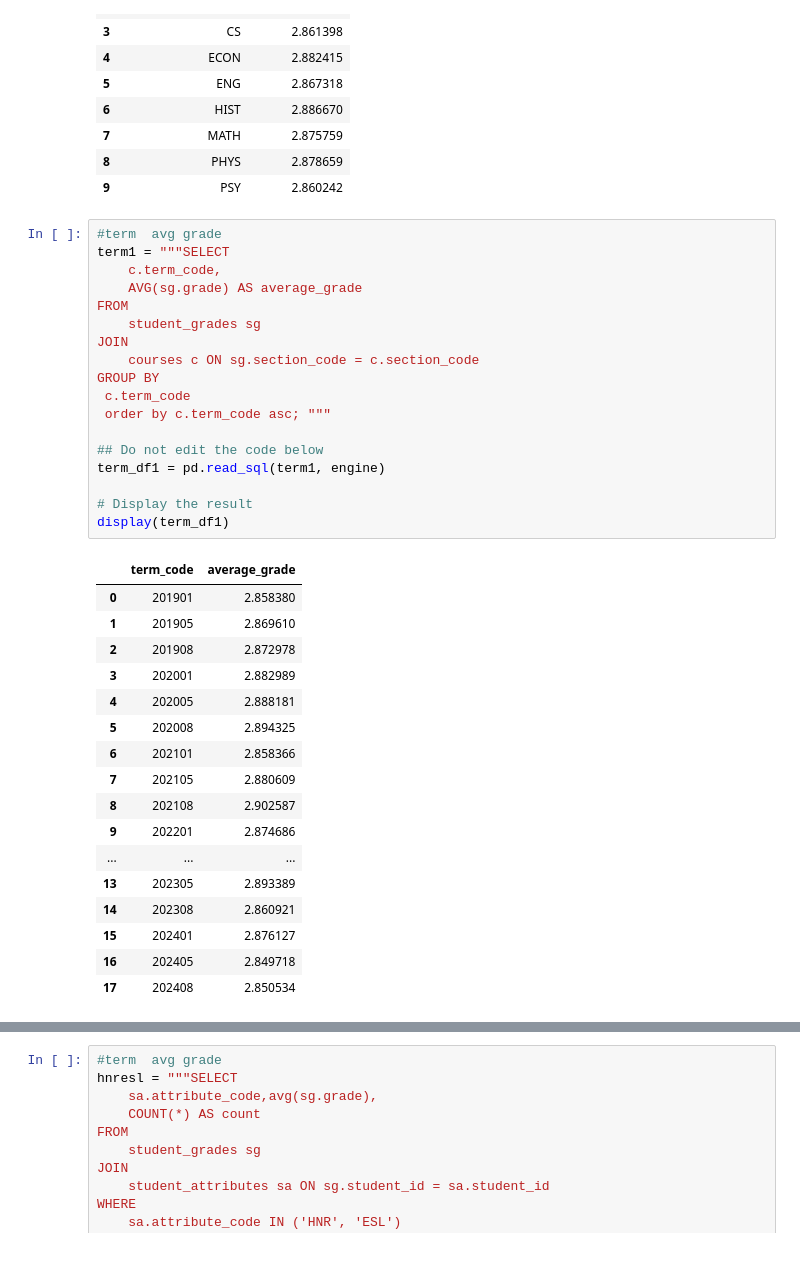
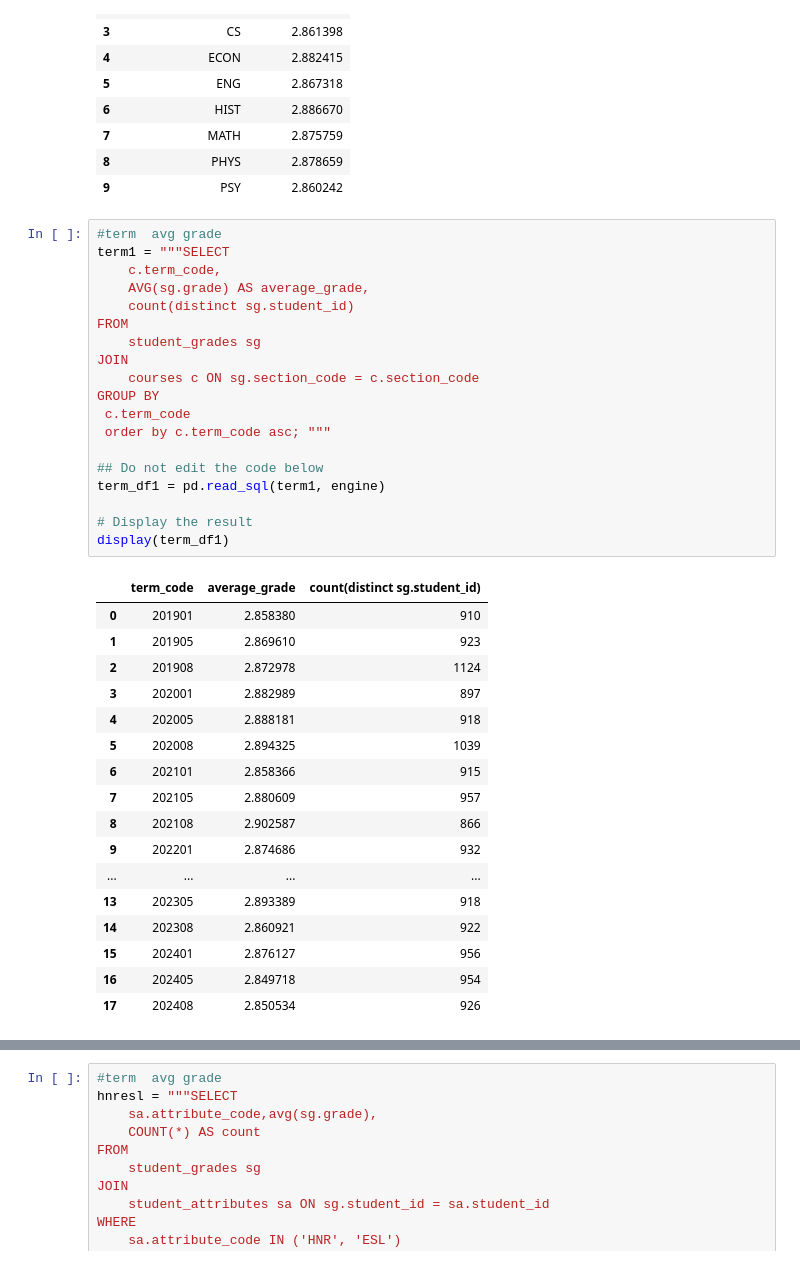
Before and after one commit to VarshithaGangula3/assessment, a Jupyter notebook: university_analysis.ipynb, the cells around one changed output, grey strips where cells are left out. Cells and saved outputs as stored; diff of their text form.

```diff
--- a/university_analysis.ipynb
+++ b/university_analysis.ipynb
@@ -490,39 +426,40 @@ display(major_df2)
 # %%
 #term  avg grade
 term1 = """SELECT
     c.term_code,
-    AVG(sg.grade) AS average_grade
+    AVG(sg.grade) AS average_grade,
+    count(distinct sg.student_id)
 FROM
     student_grades sg
 JOIN
     courses c ON sg.section_code = c.section_code
 GROUP BY
  c.term_code
  order by c.term_code asc; """
 
 ## Do not edit the code below
 term_df1 = pd.read_sql(term1, engine)
 
 # Display the result
 display(term_df1)
 # %% [output]
-|  | term_code | average_grade |
-| 0 | 201901 | 2.858380 |
-| 1 | 201905 | 2.869610 |
-| 2 | 201908 | 2.872978 |
-| 3 | 202001 | 2.882989 |
-| 4 | 202005 | 2.888181 |
-| 5 | 202008 | 2.894325 |
-| 6 | 202101 | 2.858366 |
-| 7 | 202105 | 2.880609 |
-| 8 | 202108 | 2.902587 |
-| 9 | 202201 | 2.874686 |
-| ... | ... | ... |
-| 13 | 202305 | 2.893389 |
-| 14 | 202308 | 2.860921 |
-| 15 | 202401 | 2.876127 |
-| 16 | 202405 | 2.849718 |
-| 17 | 202408 | 2.850534 |
+|  | term_code | average_grade | count(distinct sg.student_id) |
+| 0 | 201901 | 2.858380 | 910 |
+| 1 | 201905 | 2.869610 | 923 |
+| 2 | 201908 | 2.872978 | 1124 |
+| 3 | 202001 | 2.882989 | 897 |
+| 4 | 202005 | 2.888181 | 918 |
+| 5 | 202008 | 2.894325 | 1039 |
+| 6 | 202101 | 2.858366 | 915 |
+| 7 | 202105 | 2.880609 | 957 |
+| 8 | 202108 | 2.902587 | 866 |
+| 9 | 202201 | 2.874686 | 932 |
+| ... | ... | ... | ... |
+| 13 | 202305 | 2.893389 | 918 |
+| 14 | 202308 | 2.860921 | 922 |
+| 15 | 202401 | 2.876127 | 956 |
+| 16 | 202405 | 2.849718 | 954 |
+| 17 | 202408 | 2.850534 | 926 |
 # %%
 import matplotlib.pyplot as plt
 plt.figure(figsize=(10, 6))
```
Also changed, not shown: parts of 4 cells of this notebook.
